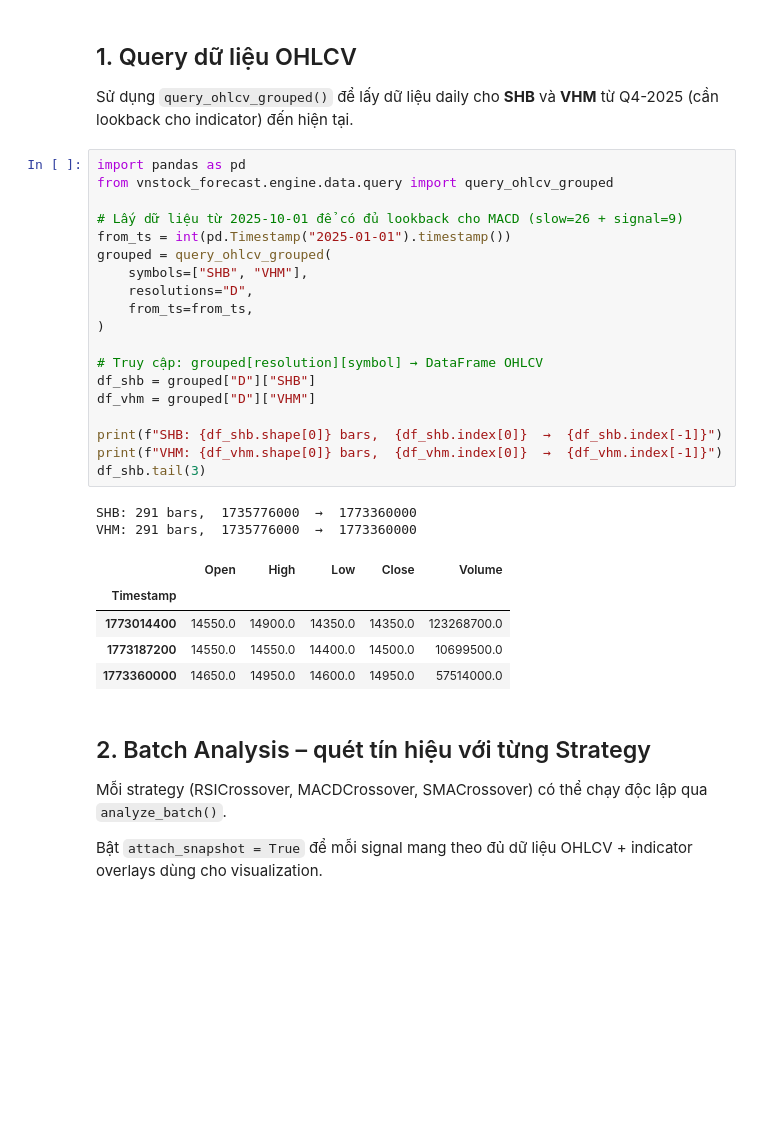
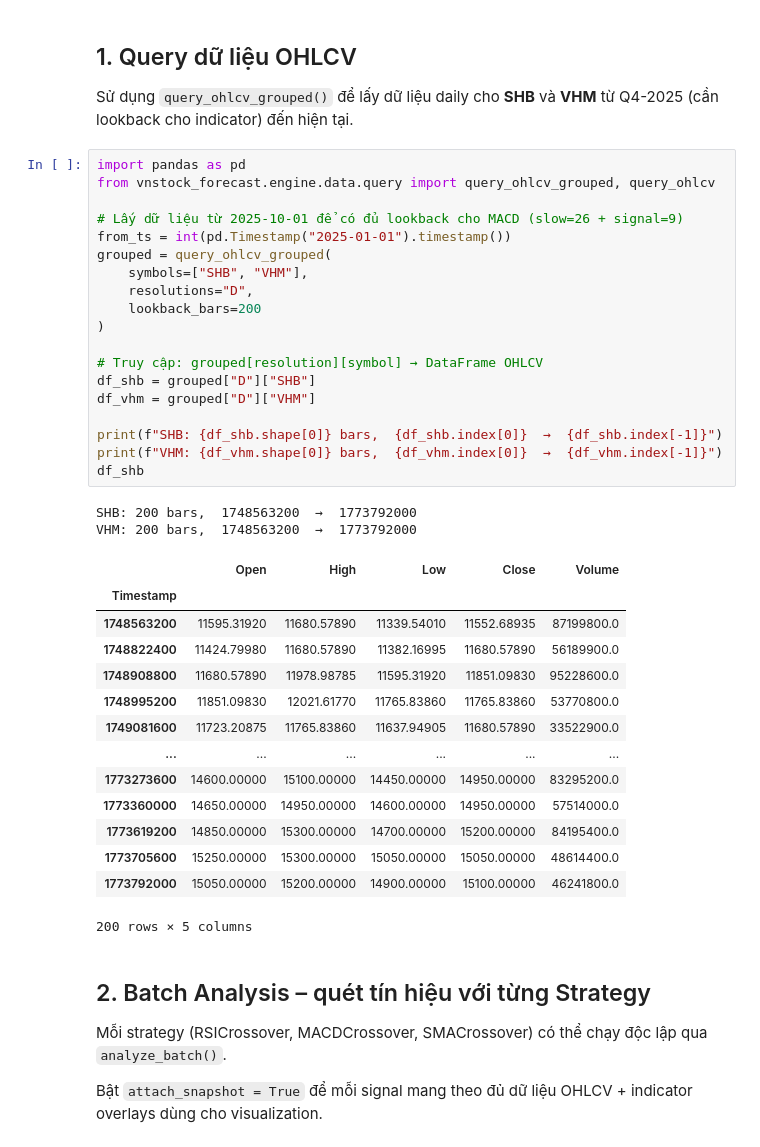
Before and after one commit to hailong103207/vietstock-DL-v2, a Jupyter notebook: notebooks/guide/analysis_bot_tutorial.ipynb, the cells around one changed output. Cells and saved outputs as stored; diff of their text form; blank space fills up the shorter version.

```diff
--- a/notebooks/guide/analysis_bot_tutorial.ipynb
+++ b/notebooks/guide/analysis_bot_tutorial.ipynb
@@ -15,31 +15,40 @@ Tutorial này bao gồm:
 Sử dụng `query_ohlcv_grouped()` để lấy dữ liệu daily cho **SHB** và **VHM** từ Q4-2025 (cần lookback cho indicator) đến hiện tại.
 # %%
 import pandas as pd
-from vnstock_forecast.engine.data.query import query_ohlcv_grouped
+from vnstock_forecast.engine.data.query import query_ohlcv_grouped, query_ohlcv
 
 # Lấy dữ liệu từ 2025-10-01 để có đủ lookback cho MACD (slow=26 + signal=9)
 from_ts = int(pd.Timestamp("2025-01-01").timestamp())
 grouped = query_ohlcv_grouped(
     symbols=["SHB", "VHM"],
     resolutions="D",
-    from_ts=from_ts,
+    lookback_bars=200
 )
 
 # Truy cập: grouped[resolution][symbol] → DataFrame OHLCV
 df_shb = grouped["D"]["SHB"]
 df_vhm = grouped["D"]["VHM"]
 
 print(f"SHB: {df_shb.shape[0]} bars,  {df_shb.index[0]}  →  {df_shb.index[-1]}")
 print(f"VHM: {df_vhm.shape[0]} bars,  {df_vhm.index[0]}  →  {df_vhm.index[-1]}")
-df_shb.tail(3)
+df_shb
 # %% [output]
-SHB: 291 bars,  1735776000  →  1773360000
-VHM: 291 bars,  1735776000  →  1773360000
+SHB: 200 bars,  1748563200  →  1773792000
+VHM: 200 bars,  1748563200  →  1773792000
 |  | Open | High | Low | Close | Volume |
 | Timestamp |  |  |  |  |  |
-| 1773014400 | 14550.0 | 14900.0 | 14350.0 | 14350.0 | 123268700.0 |
-| 1773187200 | 14550.0 | 14550.0 | 14400.0 | 14500.0 | 10699500.0 |
-| 1773360000 | 14650.0 | 14950.0 | 14600.0 | 14950.0 | 57514000.0 |
+| 1748563200 | 11595.31920 | 11680.57890 | 11339.54010 | 11552.68935 | 87199800.0 |
+| 1748822400 | 11424.79980 | 11680.57890 | 11382.16995 | 11680.57890 | 56189900.0 |
+| 1748908800 | 11680.57890 | 11978.98785 | 11595.31920 | 11851.09830 | 95228600.0 |
+| 1748995200 | 11851.09830 | 12021.61770 | 11765.83860 | 11765.83860 | 53770800.0 |
+| 1749081600 | 11723.20875 | 11765.83860 | 11637.94905 | 11680.57890 | 33522900.0 |
+| ... | ... | ... | ... | ... | ... |
+| 1773273600 | 14600.00000 | 15100.00000 | 14450.00000 | 14950.00000 | 83295200.0 |
+| 1773360000 | 14650.00000 | 14950.00000 | 14600.00000 | 14950.00000 | 57514000.0 |
+| 1773619200 | 14850.00000 | 15300.00000 | 14700.00000 | 15200.00000 | 84195400.0 |
+| 1773705600 | 15250.00000 | 15300.00000 | 15050.00000 | 15050.00000 | 48614400.0 |
+| 1773792000 | 15050.00000 | 15200.00000 | 14900.00000 | 15100.00000 | 46241800.0 |
+200 rows × 5 columns
 # %% [markdown]
 ## 2. Batch Analysis – quét tín hiệu với từng Strategy
 
```
Also changed, not shown: parts of 13 cells of this notebook, 9 other files.
